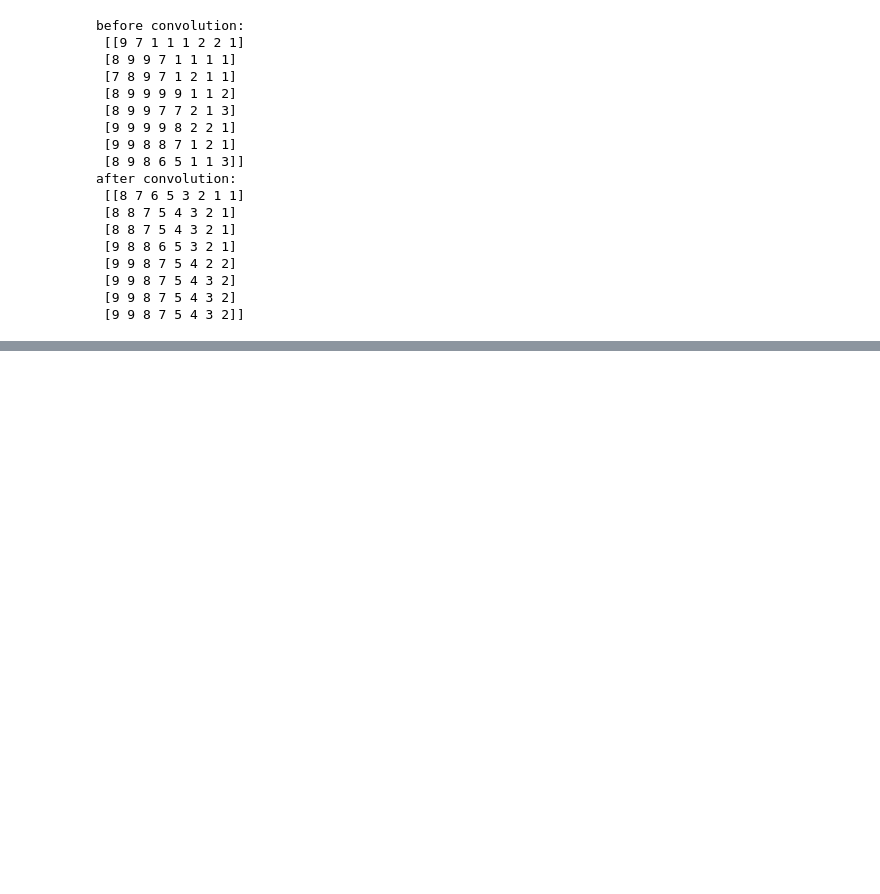
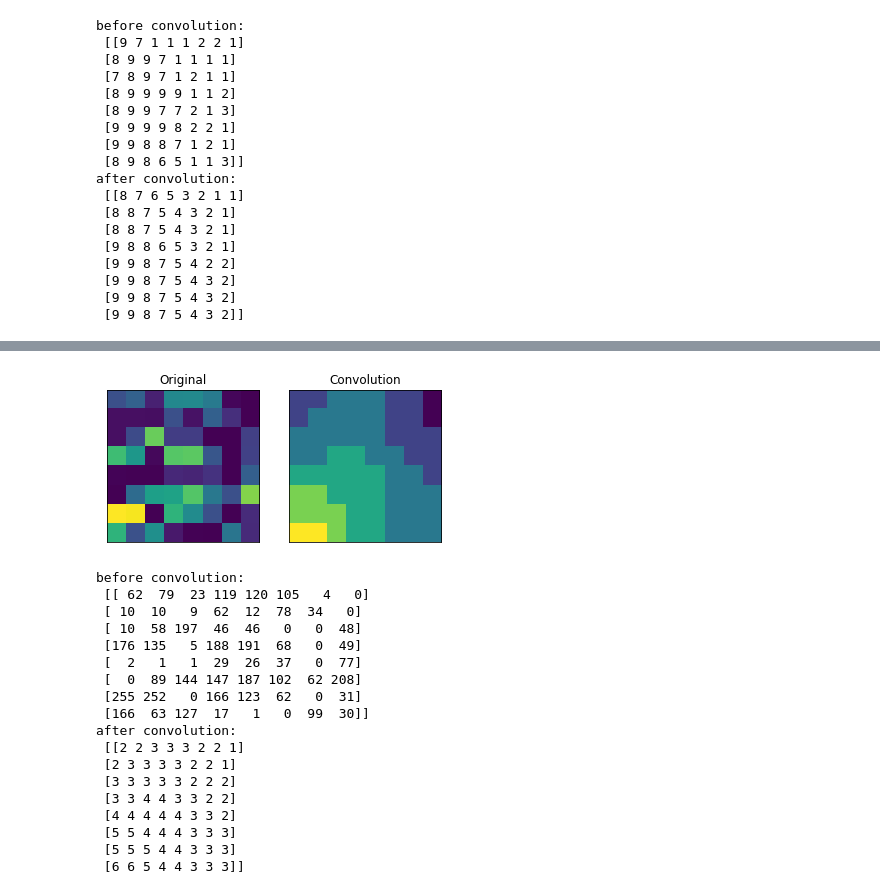
Before and after one commit to ndthien98/LTU15, a Jupyter notebook: 20201/image-processing/baitap_xla.ipynb, the cells around one changed output, grey strips where cells are left out. Drawn from its saved outputs; the diff is of its cells as text; code cells hidden in the pictures; blank space fills up the shorter version.

```diff
--- a/20201/image-processing/baitap_xla.ipynb
+++ b/20201/image-processing/baitap_xla.ipynb
@@ -235,0 +277,34 @@ after convolution:
+# %%
+kernel = np.ones((3,3),np.float32)/25
+
+x1_conv1 = cv2.filter2D(x1,-1,kernel)
+
+
+plt.subplot(121),plt.imshow(x1),plt.title('Original')
+plt.xticks([]), plt.yticks([])
+
+plt.subplot(122),plt.imshow(x1_conv),plt.title('Convolution')
+plt.xticks([]), plt.yticks([])
+plt.show()
+print('before convolution: \n',x1)
+print('after convolution: \n',x1_conv)
+# %% [output]
+[figure, added]
+before convolution:
+ [[ 62  79  23 119 120 105   4   0]
+ [ 10  10   9  62  12  78  34   0]
+ [ 10  58 197  46  46   0   0  48]
+ [176 135   5 188 191  68   0  49]
+ [  2   1   1  29  26  37   0  77]
+ [  0  89 144 147 187 102  62 208]
+ [255 252   0 166 123  62   0  31]
+ [166  63 127  17   1   0  99  30]]
+after convolution:
+ [[2 2 3 3 3 2 2 1]
+ [2 3 3 3 3 2 2 1]
+ [3 3 3 3 3 2 2 2]
+ [3 3 4 4 3 3 2 2]
+ [4 4 4 4 4 3 3 2]
+ [5 5 4 4 4 3 3 3]
+ [5 5 5 4 4 3 3 3]
+ [6 6 5 4 4 3 3 3]]
```
Also changed, not shown: parts of 9 cells of this notebook, 48 other files.
